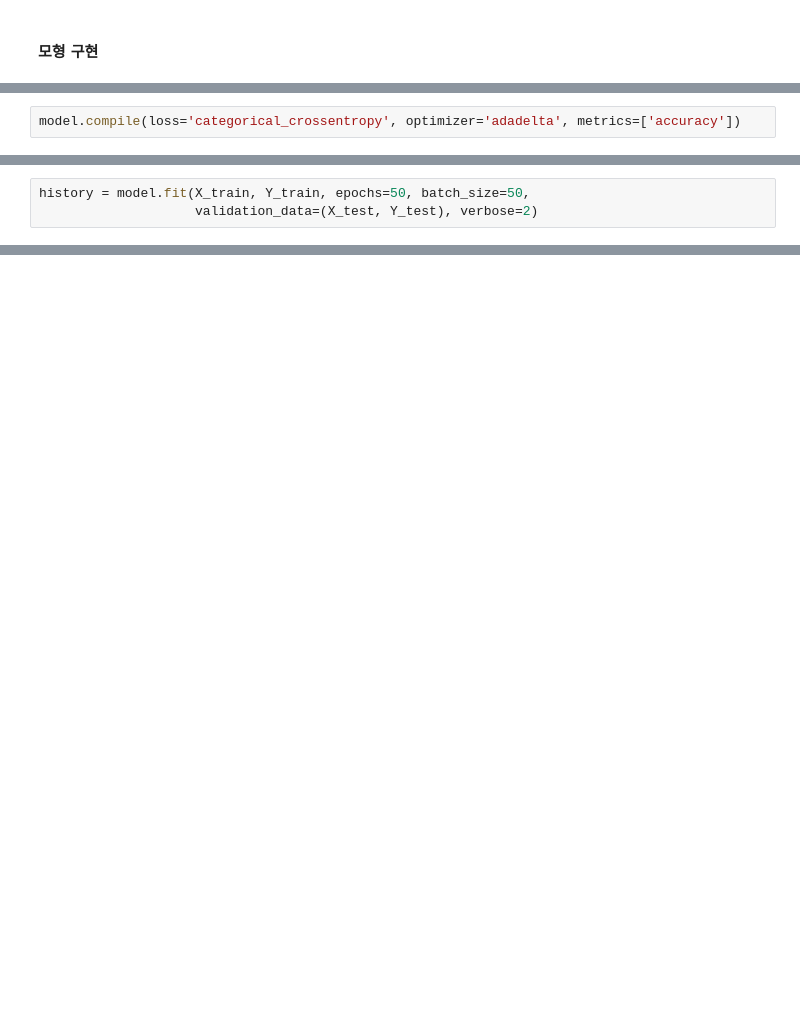
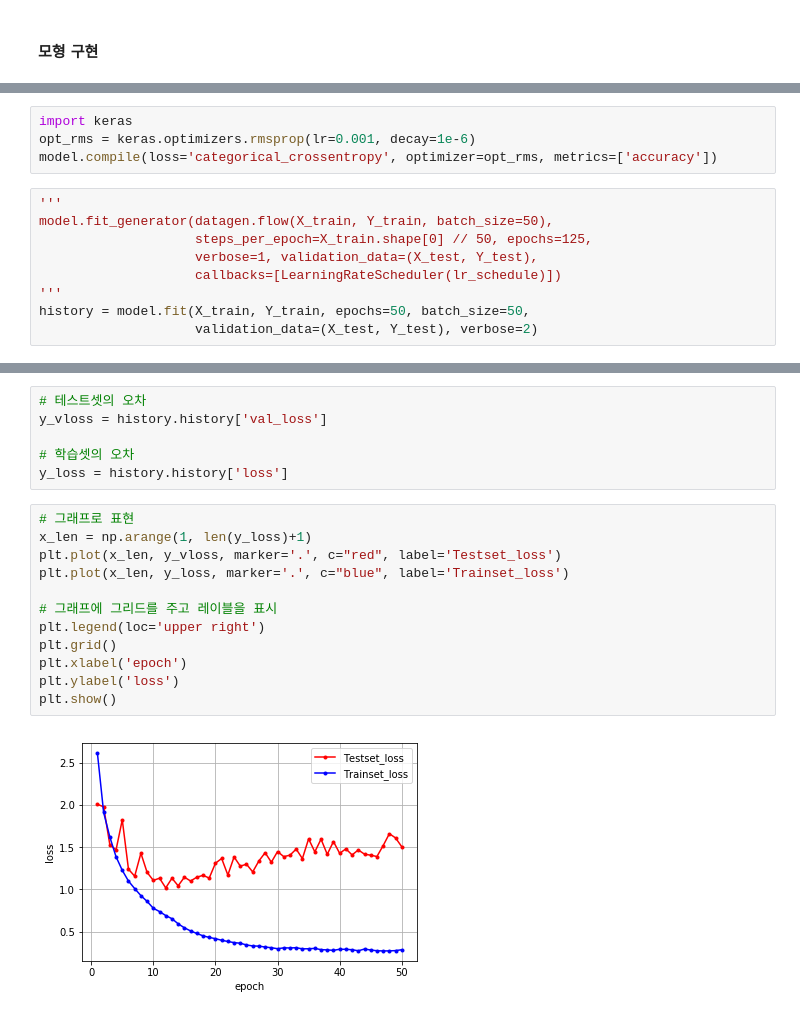
Before and after one commit to ckiekim/Deep-Learning-Lecture, a Jupyter notebook: Misc/Cifar-10_Keras_partial-v2.ipynb, the cells around one changed output, grey strips where cells are left out. Cells and saved outputs as stored; diff of their text form; blank space fills up the shorter version.

```diff
--- a/Misc/Cifar-10_Keras_full.ipynb
+++ b/Misc/Cifar-10_Keras_partial-v2.ipynb
@@ -113,3 +137 @@ Non-trainable params: 0
 _________________________________________________________________
-# %%
-model.compile(loss='categorical_crossentropy', optimizer='adadelta', metrics=['accuracy'])
@@ -127,4 +138,14 @@ early_stopping_callback = EarlyStopping(monitor='val_loss', patience=30)
+# %%
+import keras
+opt_rms = keras.optimizers.rmsprop(lr=0.001, decay=1e-6)
+model.compile(loss='categorical_crossentropy', optimizer=opt_rms, metrics=['accuracy'])
 # %%
+'''
+model.fit_generator(datagen.flow(X_train, Y_train, batch_size=50),
+                    steps_per_epoch=X_train.shape[0] // 50, epochs=125,
+                    verbose=1, validation_data=(X_test, Y_test),
+                    callbacks=[LearningRateScheduler(lr_schedule)])
+'''
 history = model.fit(X_train, Y_train, epochs=50, batch_size=50,
                     validation_data=(X_test, Y_test), verbose=2)
 # %% [output]
@@ -135,0 +185,20 @@ Epoch 1/50
+# %%
+# 테스트셋의 오차
+y_vloss = history.history['val_loss']
+
+# 학습셋의 오차
+y_loss = history.history['loss']
+# %%
+# 그래프로 표현
+x_len = np.arange(1, len(y_loss)+1)
+plt.plot(x_len, y_vloss, marker='.', c="red", label='Testset_loss')
+plt.plot(x_len, y_loss, marker='.', c="blue", label='Trainset_loss')
+
+# 그래프에 그리드를 주고 레이블을 표시
+plt.legend(loc='upper right')
+plt.grid()
+plt.xlabel('epoch')
+plt.ylabel('loss')
+plt.show()
+# %% [output]
+[figure, added]
```
Also changed, not shown: parts of 11 cells of this notebook, 3 other files.
